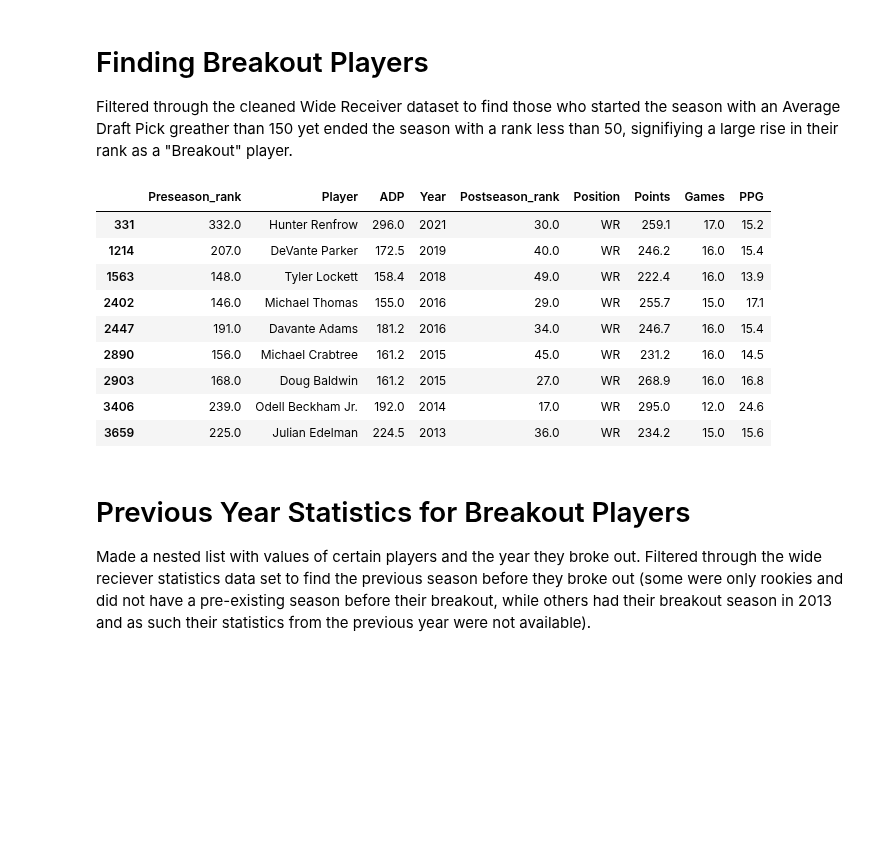
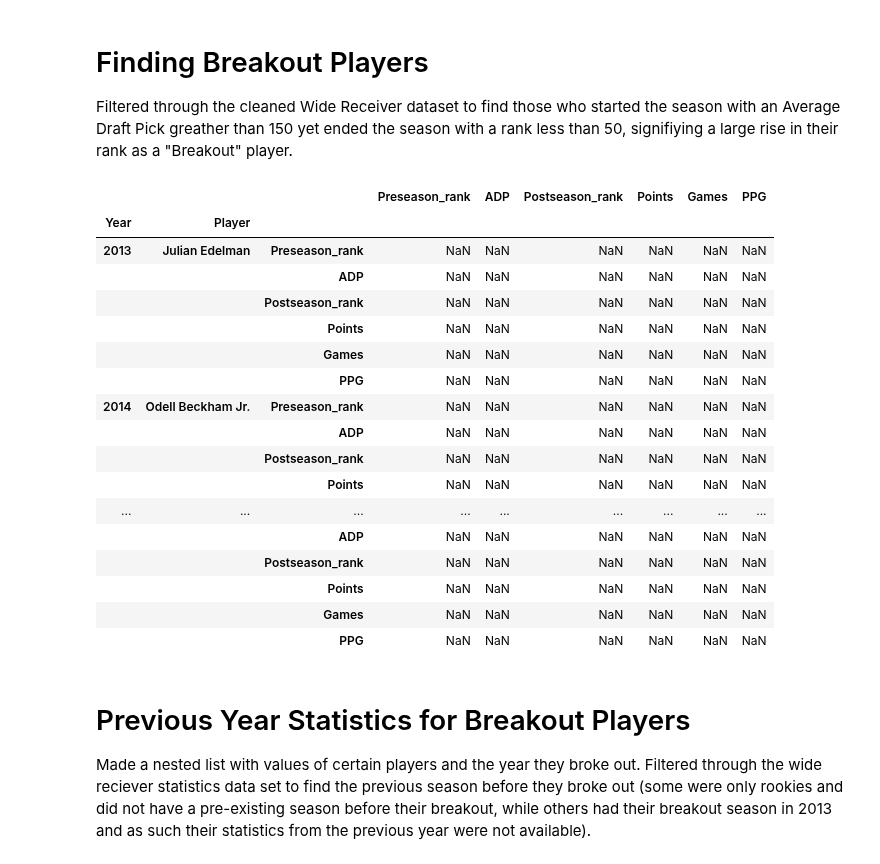
Before and after one commit to jjz62/info2950group, a Jupyter notebook: data_notebook.ipynb, the cells around one changed output. Drawn from its saved outputs; the diff is of its cells as text; code cells hidden in the pictures; blank space fills up the shorter version.

```diff
--- a/data_notebook.ipynb
+++ b/data_notebook.ipynb
@@ -269,19 +269,29 @@ Filtered through the cleaned Wide Receiver dataset to find those who started the
 # %%
 # find breakout players by finding players that have ADP Greater Than 150 AND Post-Season Rk of Less Than 50
 cond_ = (overall_merged_data_clean["ADP"] > 150) & (overall_merged_data_clean["Postseason_rank"] < 50)
 breakouts = overall_merged_data_clean.loc[cond_,:]
-breakouts
+
+stats_df = breakouts.groupby(['Year', 'Player'])
+stats_df.corr()
 # %% [output]
-|  | Preseason_rank | Player | ADP | Year | Postseason_rank | Position | Points | Games | PPG |
-| 331 | 332.0 | Hunter Renfrow | 296.0 | 2021 | 30.0 | WR | 259.1 | 17.0 | 15.2 |
-| 1214 | 207.0 | DeVante Parker | 172.5 | 2019 | 40.0 | WR | 246.2 | 16.0 | 15.4 |
-| 1563 | 148.0 | Tyler Lockett | 158.4 | 2018 | 49.0 | WR | 222.4 | 16.0 | 13.9 |
-| 2402 | 146.0 | Michael Thomas | 155.0 | 2016 | 29.0 | WR | 255.7 | 15.0 | 17.1 |
-| 2447 | 191.0 | Davante Adams | 181.2 | 2016 | 34.0 | WR | 246.7 | 16.0 | 15.4 |
-| 2890 | 156.0 | Michael Crabtree | 161.2 | 2015 | 45.0 | WR | 231.2 | 16.0 | 14.5 |
-| 2903 | 168.0 | Doug Baldwin | 161.2 | 2015 | 27.0 | WR | 268.9 | 16.0 | 16.8 |
-| 3406 | 239.0 | Odell Beckham Jr. | 192.0 | 2014 | 17.0 | WR | 295.0 | 12.0 | 24.6 |
-| 3659 | 225.0 | Julian Edelman | 224.5 | 2013 | 36.0 | WR | 234.2 | 15.0 | 15.6 |
+|  |  |  | Preseason_rank | ADP | Postseason_rank | Points | Games | PPG |
+| Year | Player |  |  |  |  |  |  |  |
+| 2013 | Julian Edelman | Preseason_rank | NaN | NaN | NaN | NaN | NaN | NaN |
+|  |  | ADP | NaN | NaN | NaN | NaN | NaN | NaN |
+|  |  | Postseason_rank | NaN | NaN | NaN | NaN | NaN | NaN |
+|  |  | Points | NaN | NaN | NaN | NaN | NaN | NaN |
+|  |  | Games | NaN | NaN | NaN | NaN | NaN | NaN |
+|  |  | PPG | NaN | NaN | NaN | NaN | NaN | NaN |
+| 2014 | Odell Beckham Jr. | Preseason_rank | NaN | NaN | NaN | NaN | NaN | NaN |
+|  |  | ADP | NaN | NaN | NaN | NaN | NaN | NaN |
+|  |  | Postseason_rank | NaN | NaN | NaN | NaN | NaN | NaN |
+|  |  | Points | NaN | NaN | NaN | NaN | NaN | NaN |
+| ... | ... | ... | ... | ... | ... | ... | ... | ... |
+|  |  | ADP | NaN | NaN | NaN | NaN | NaN | NaN |
+|  |  | Postseason_rank | NaN | NaN | NaN | NaN | NaN | NaN |
+|  |  | Points | NaN | NaN | NaN | NaN | NaN | NaN |
+|  |  | Games | NaN | NaN | NaN | NaN | NaN | NaN |
+|  |  | PPG | NaN | NaN | NaN | NaN | NaN | NaN |
 # %% [markdown]
 # Previous Year Statistics for Breakout Players
 
```
Also changed, not shown: parts of 8 cells of this notebook, 1 other file.
